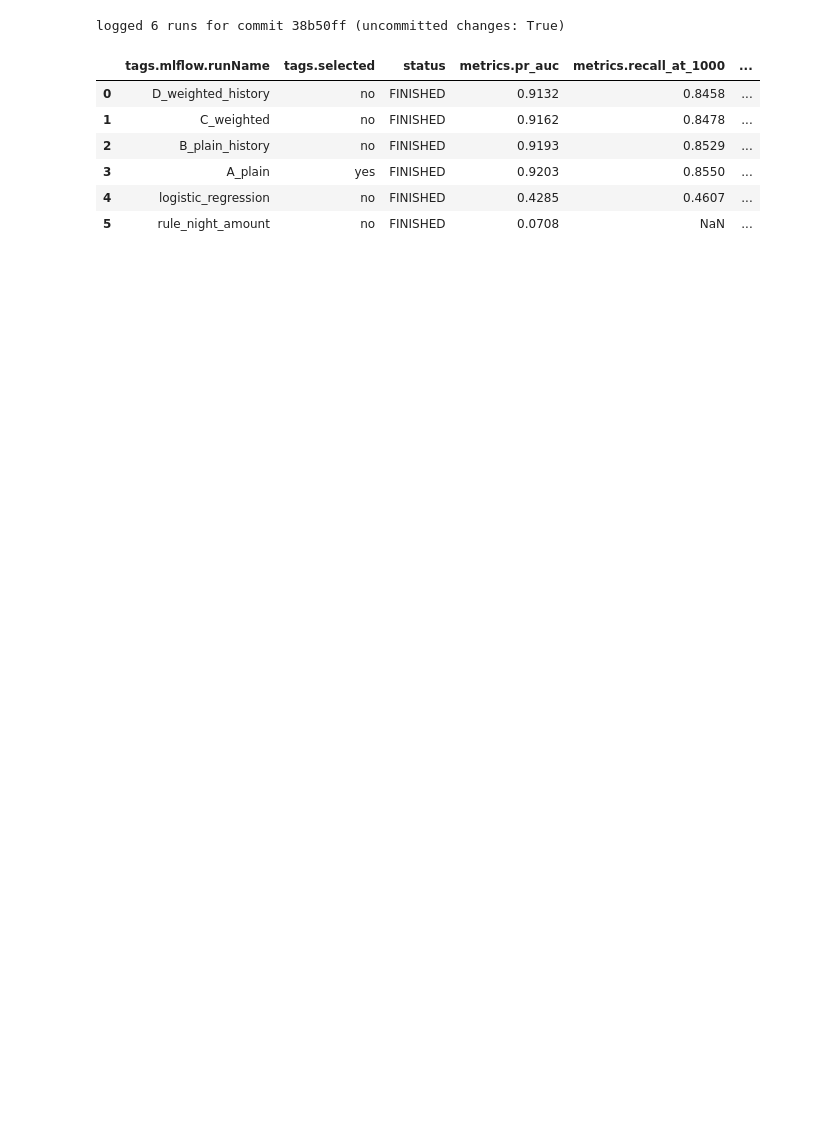
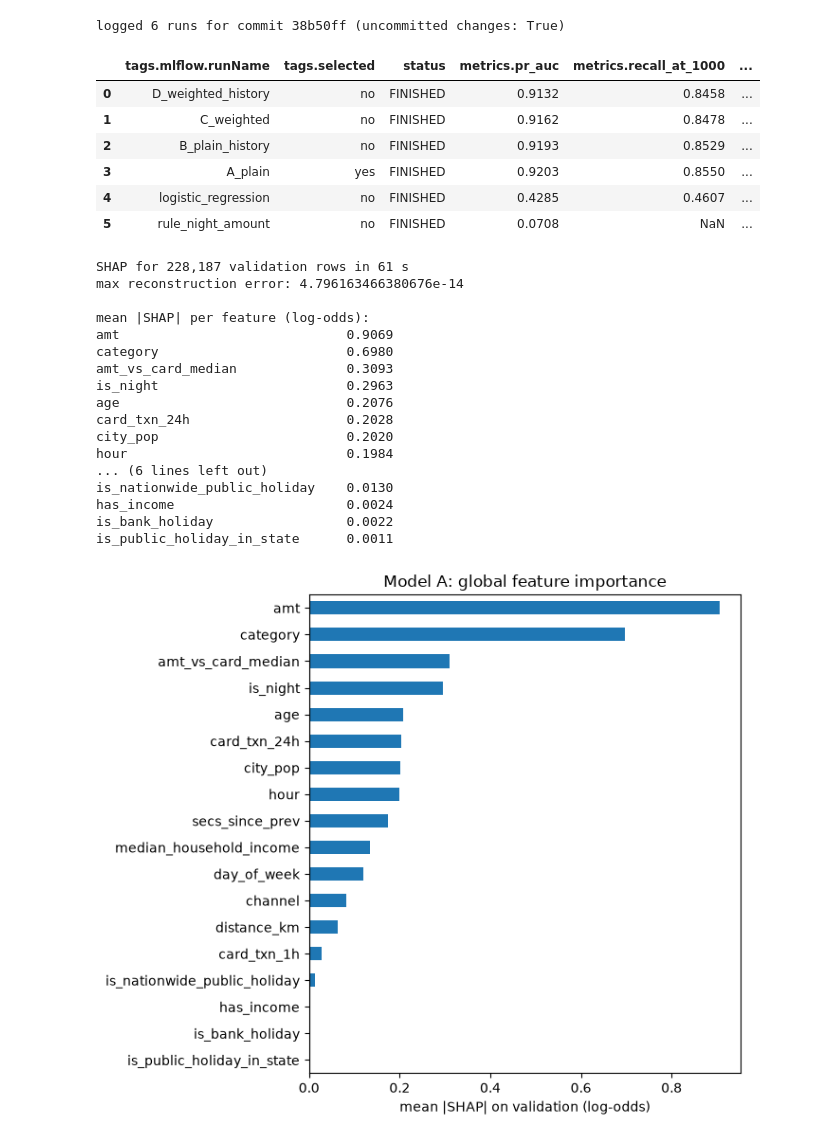
Before and after one commit to mahsafallahi/fraud-intelligence-platform, a Jupyter notebook: notebooks/04_modelling.ipynb, the cells around one changed output. Drawn from its saved outputs; the diff is of its cells as text; code cells hidden in the pictures; blank space fills up the shorter version.

Commit message:
SHAP on validation; customer-feature ablation and coarse-profile test; choose variant F

```diff
--- a/notebooks/04_modelling.ipynb
+++ b/notebooks/04_modelling.ipynb
@@ -379,3 +379,50 @@ logged 6 runs for commit 38b50ff (uncommitted changes: True)
 | 3 | A_plain | yes | FINISHED | 0.9203 | 0.8550 | ... |
 | 4 | logistic_regression | no | FINISHED | 0.4285 | 0.4607 | ... |
 | 5 | rule_night_amount | no | FINISHED | 0.0708 | NaN | ... |
+# %%
+import matplotlib.pyplot as plt
+
+model_a, cols_a = final_models["A_plain"]
+X_val_a = features.loc[val, cols_a]
+
+t0 = time.perf_counter()
+contrib = model_a.predict(X_val_a, pred_contrib=True)  # SHAP values in log-odds; last column = base value
+print(f"SHAP for {len(X_val_a):,} validation rows in {time.perf_counter() - t0:.0f} s")
+
+shap_val = pd.DataFrame(contrib[:, :-1], columns=cols_a, index=X_val_a.index)
+base_value = contrib[0, -1]
+
+# Check: base value + sum of SHAP values must reproduce the model's raw score
+raw = model_a.predict(X_val_a.iloc[:1000], raw_score=True)
+recon = base_value + shap_val.iloc[:1000].sum(axis=1).to_numpy()
+print("max reconstruction error:", float(np.abs(raw - recon).max()))
+
+importance = shap_val.abs().mean().sort_values(ascending=False)
+print("\nmean |SHAP| per feature (log-odds):")
+print(importance.round(4).to_string())
+
+fig, ax = plt.subplots(figsize=(7, 6))
+importance[::-1].plot.barh(ax=ax)
+ax.set_xlabel("mean |SHAP| on validation (log-odds)")
+ax.set_title("Model A: global feature importance")
+plt.tight_layout()
+plt.show()
+# %% [output]
+SHAP for 228,187 validation rows in 61 s
+max reconstruction error: 4.796163466380676e-14
+
+mean |SHAP| per feature (log-odds):
+amt                             0.9069
+category                        0.6980
+amt_vs_card_median              0.3093
+is_night                        0.2963
+age                             0.2076
+card_txn_24h                    0.2028
+city_pop                        0.2020
+hour                            0.1984
+... (6 lines left out)
+is_nationwide_public_holiday    0.0130
+has_income                      0.0024
+is_bank_holiday                 0.0022
+is_public_holiday_in_state      0.0011
+[figure, added]
```
Also changed, not shown: parts of 2 cells of this notebook.
